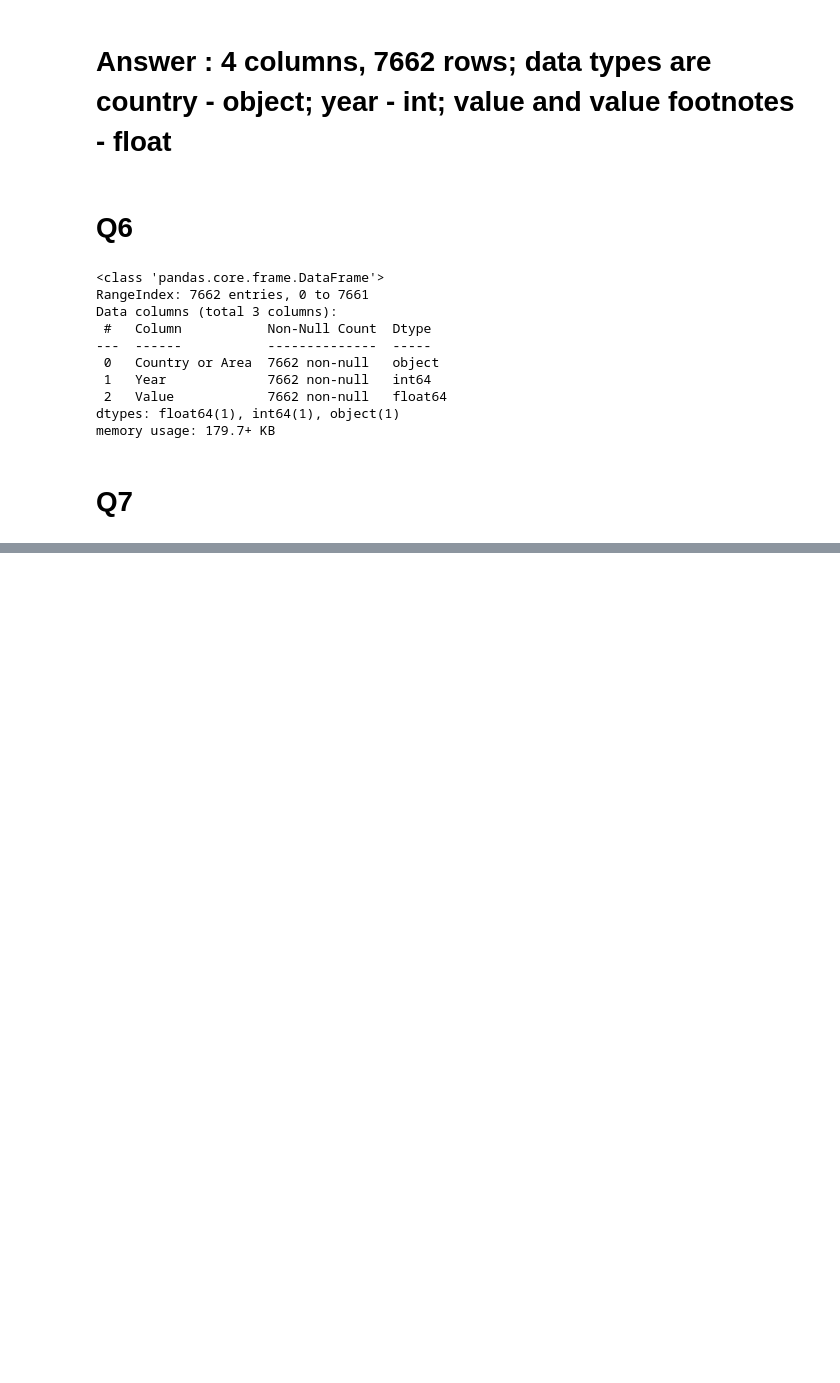
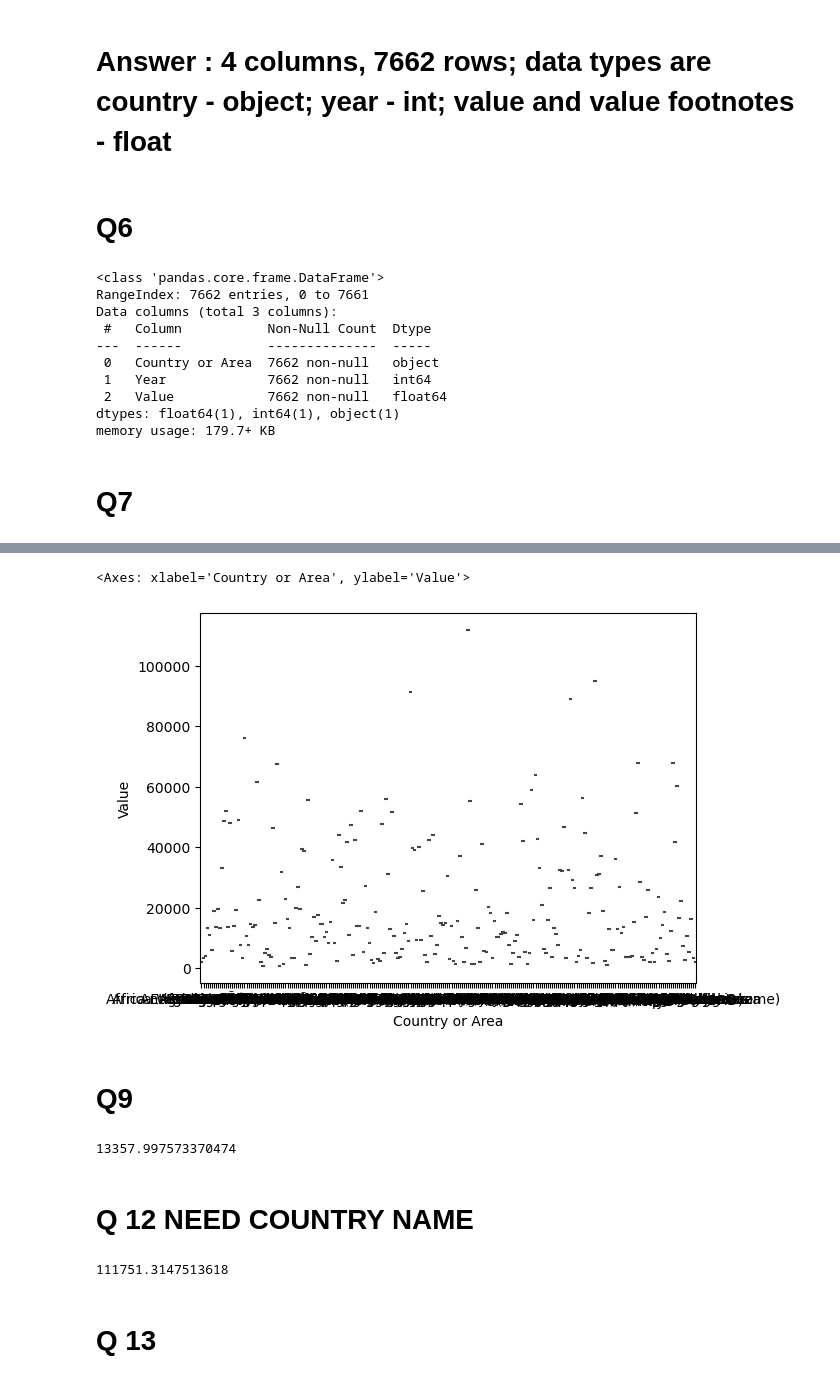
Before and after one commit to NSS-Data-Analytics-Cohort-11/undata-rneyin, a Jupyter notebook: notebook/UN_da11_rn.ipynb, the cells around one changed output, grey strips where cells are left out. Saved outputs shown, nothing was run; the diff lists cells and outputs as text; code cells hidden in the pictures; blank space fills up the shorter version.

```diff
--- a/notebook/UN_da11_rn.ipynb
+++ b/notebook/UN_da11_rn.ipynb
@@ -89,0 +170,26 @@ print(nullq)
+# %%
+#violin plot of 2020 GDP per capita
+sns.violinplot(x=d2020["Country or Area"], y=d2020["Value"])
+# %% [output]
+<Axes: xlabel='Country or Area', ylabel='Value'>
+[figure, added]
+# %% [markdown]
+# Q9
+# %%
+#median GDP per capita value in 2020
+med_gdp_2020= gdp_df[gdp_df["Year"]==2020]["Value"].median()
+print(med_gdp_2020)
+# %% [output]
+13357.997573370474
+# %% [markdown]
+# Q 12 NEED COUNTRY NAME
+# %%
+# add country name
+
+#max GDP per capita value in 2020
+max_gdp_2020= gdp_df[gdp_df["Year"]==2020]["Value"].max()
+print(max_gdp_2020)
+# %% [output]
+111751.3147513618
+# %% [markdown]
+# Q 13
```
Also changed, not shown: parts of 15 cells of this notebook.
